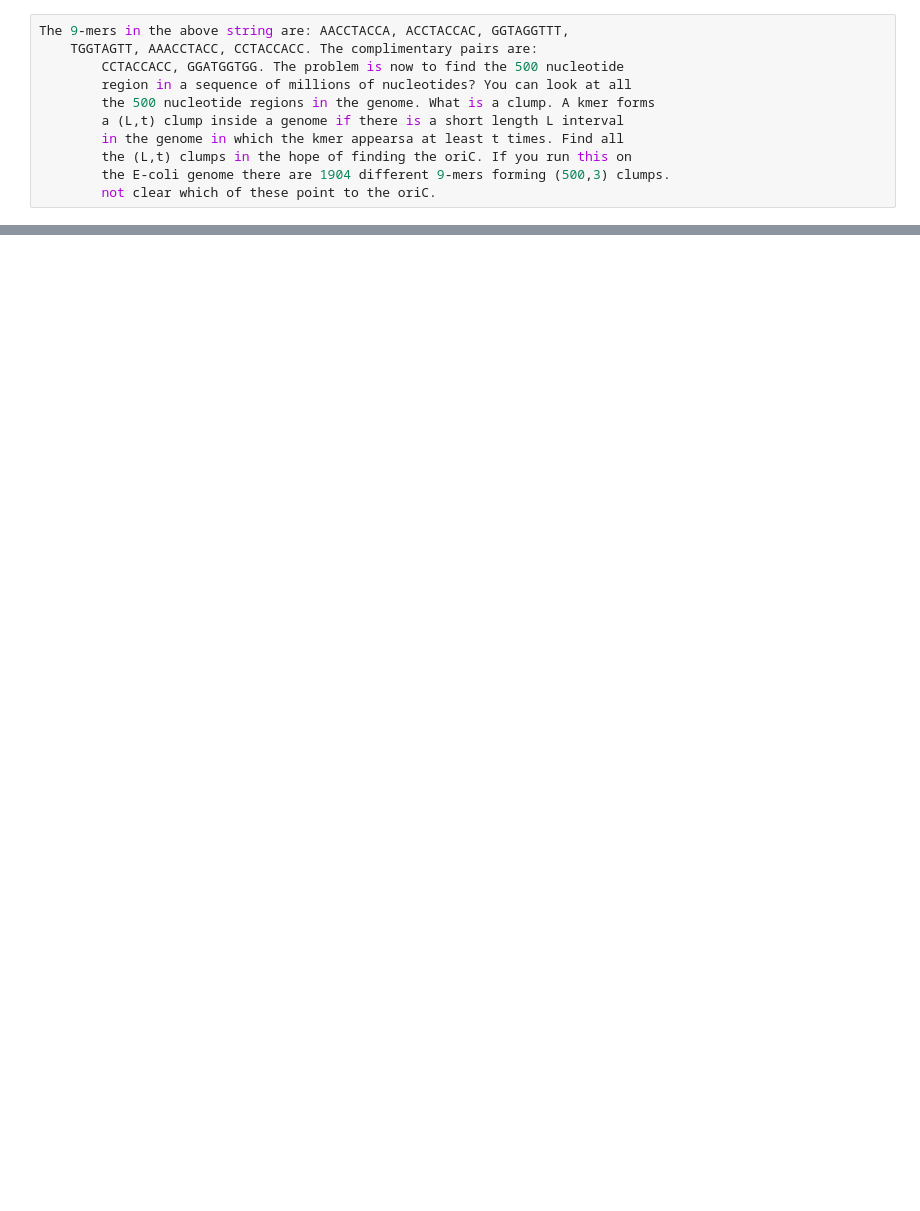
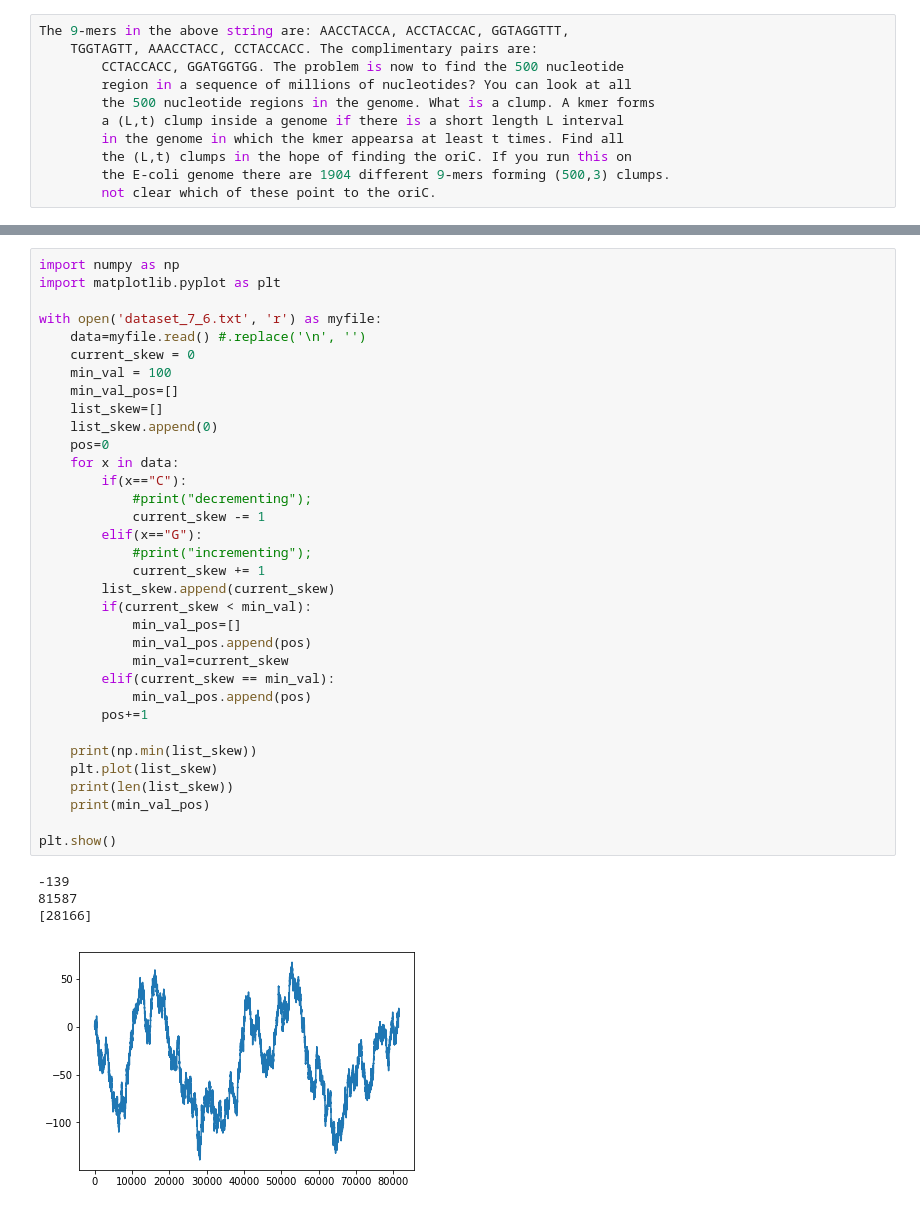
Before and after one commit to dougc333/bioinformatics, a Jupyter notebook: Coursera_bio_firstclass_findingori.ipynb, the cells around one changed output, grey strips where cells are left out. Saved outputs shown, nothing was run; the diff lists cells and outputs as text; blank space fills up the shorter version.

```diff
--- a/Coursera_bio_firstclass_findingori.ipynb
+++ b/Coursera_bio_firstclass_findingori.ipynb
@@ -134,3 +170,42 @@ min_skew(s6)
 <img src="skew1.png">
 <img src="skew2.png">
 The peak of the GC skew graph is the terminus and the bottom is the approzimate area of the ori.
+# %%
+import numpy as np
+import matplotlib.pyplot as plt
+
+with open('dataset_7_6.txt', 'r') as myfile:
+    data=myfile.read() #.replace('\n', '')
+    current_skew = 0
+    min_val = 100
+    min_val_pos=[]
+    list_skew=[]
+    list_skew.append(0)
+    pos=0
+    for x in data:
+        if(x=="C"):
+            #print("decrementing");
+            current_skew -= 1
+        elif(x=="G"):
+            #print("incrementing");
+            current_skew += 1
+        list_skew.append(current_skew)
+        if(current_skew < min_val):
+            min_val_pos=[]
+            min_val_pos.append(pos)
+            min_val=current_skew
+        elif(current_skew == min_val):
+            min_val_pos.append(pos)
+        pos+=1
+
+    print(np.min(list_skew))
+    plt.plot(list_skew)
+    print(len(list_skew))
+    print(min_val_pos)
+
+plt.show()
+# %% [output]
+-139
+81587
+[28166]
+[figure, added]
```
Also changed, not shown: parts of 11 cells of this notebook, 6 other files.
